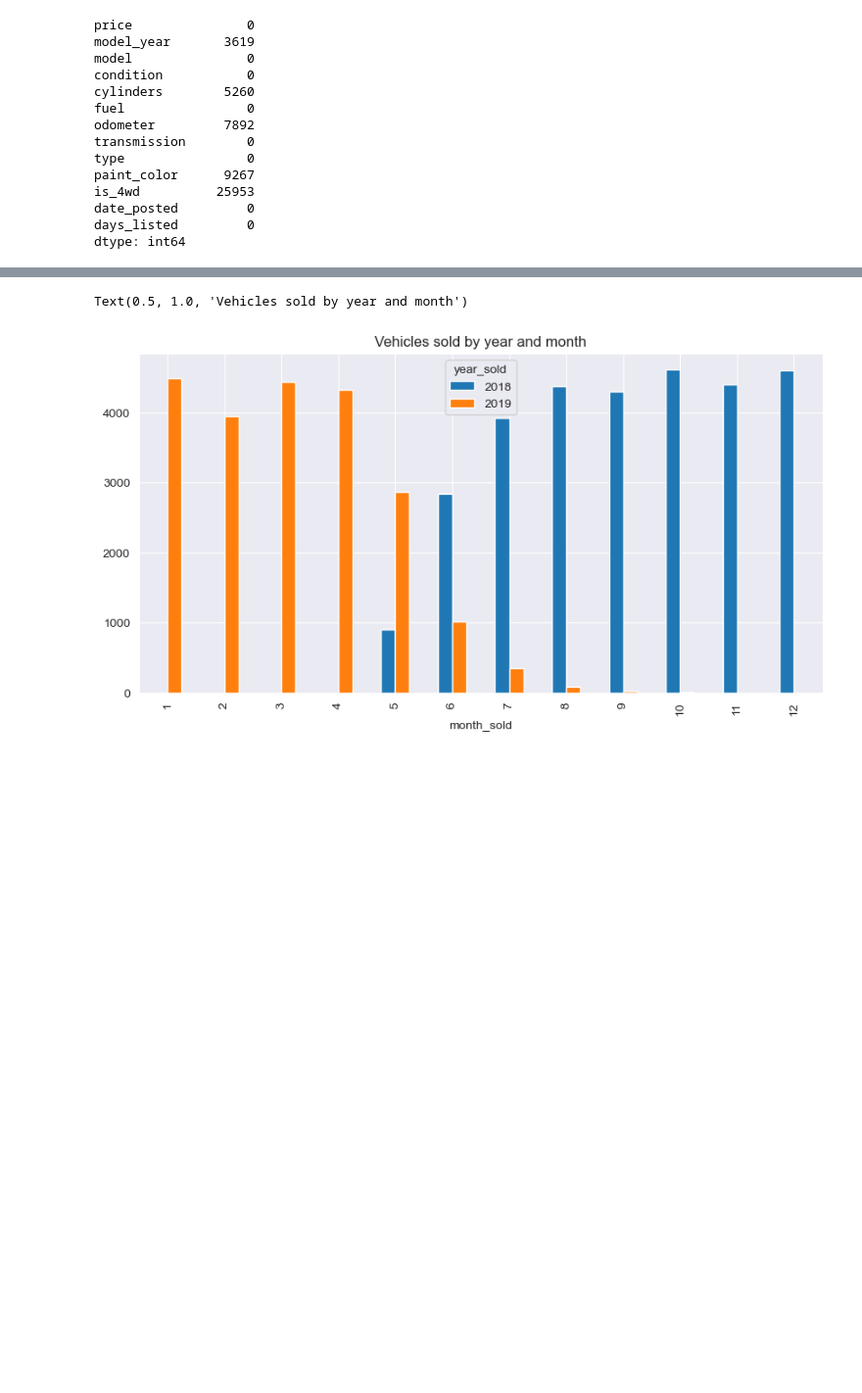
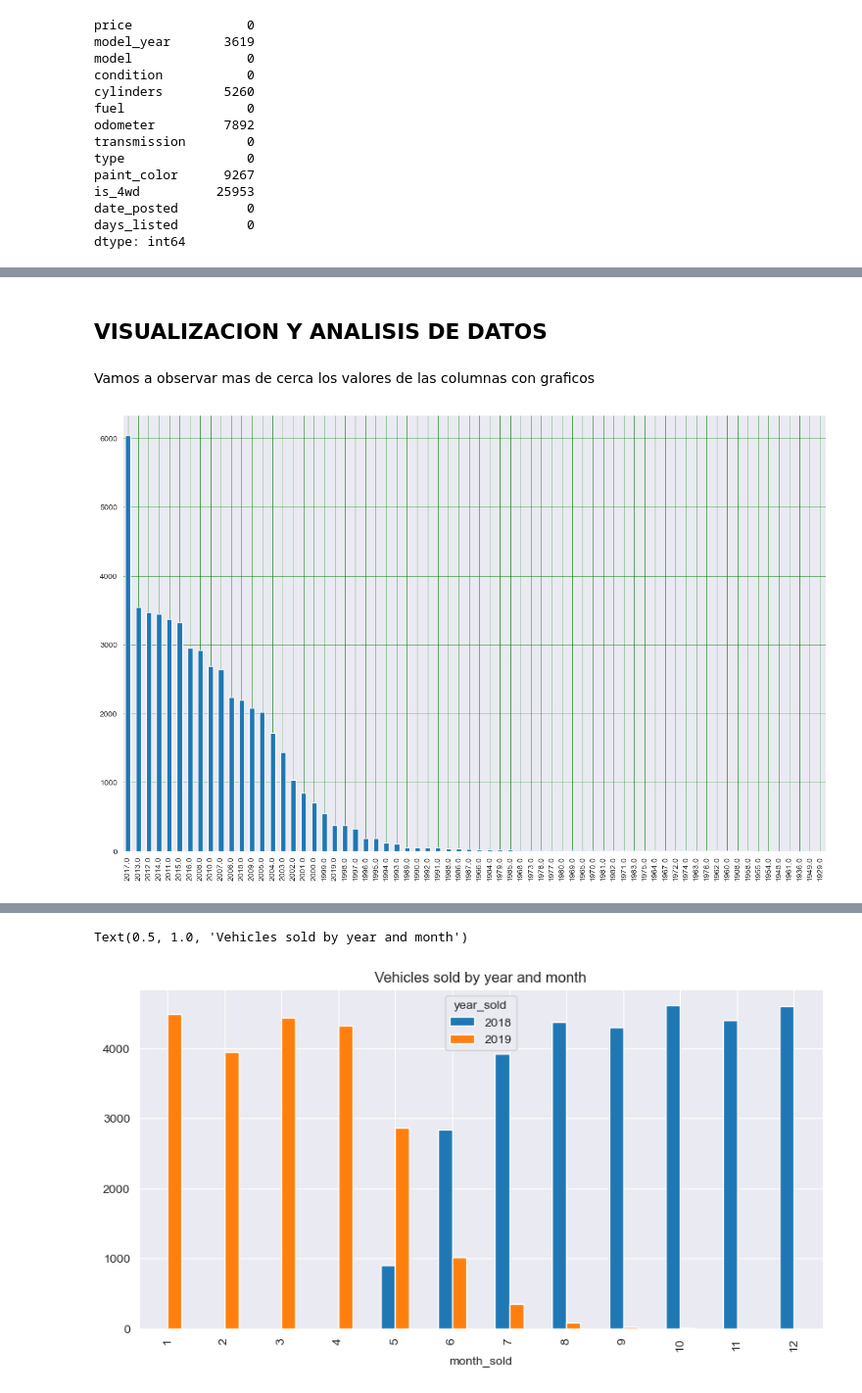
Before and after one commit to infantesromeroadrian/vehicles, a Jupyter notebook: vehicles.ipynb, the cells around one changed output, grey strips where cells are left out. Shown: that part at 98% size. Saved outputs shown, nothing was run; the diff lists cells and outputs as text; code cells hidden in the pictures; blank space fills up the shorter version.

```diff
--- a/vehicles.ipynb
+++ b/vehicles.ipynb
@@ -227,0 +356,7 @@ Ya tenemos informacion de los datos y de los datos faltantes pero vamos a examin
+# %%
+data['year'] = data['model_year'].fillna(random.randint(1904, 2019))
+data['cylinders'] = data['cylinders'].fillna(data['cylinders'].mean())
+data['odometer'] = data['odometer'].fillna(data['odometer'].mean())
+data['paint_color'] = data['paint_color'].fillna(data['paint_color'].mode()[0])
+data['is_4wd'] = data['is_4wd'].fillna(0)
+data['model'] = data['model'].str.split(' ').str[0]
@@ -227,0 +373,11 @@ Ya tenemos informacion de los datos y de los datos faltantes pero vamos a examin
+# %% [markdown]
+## VISUALIZACION Y ANALISIS DE DATOS
+# %% [markdown]
+Vamos a observar mas de cerca los valores de las columnas con graficos
+# %%
+data['year'].value_counts().plot(kind='bar', figsize=(16,10))
+plt.grid(which='major', linestyle='-', linewidth='0.5', color='green')
+plt.grid(which='minor', linestyle=':', linewidth='0.5', color='black')
+plt.show()
+# %% [output]
+[figure, added]
```
Also changed, not shown: parts of 120 cells of this notebook.
